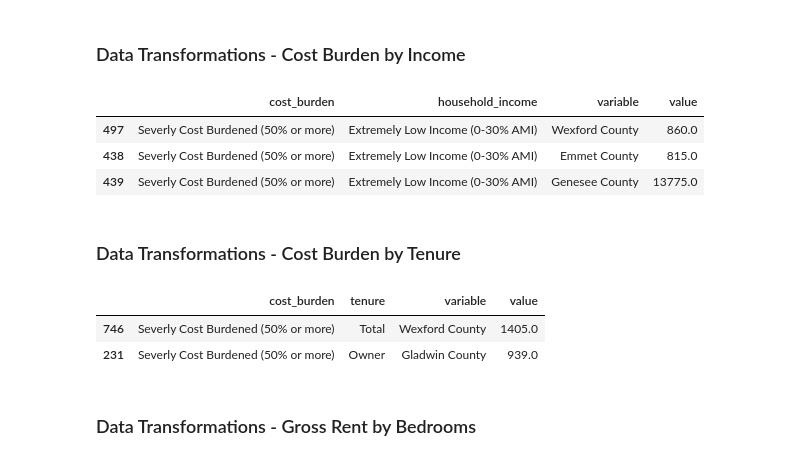
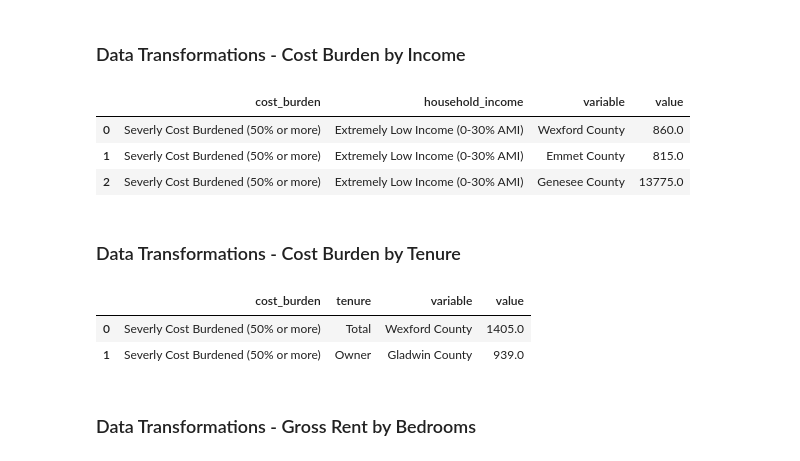
Before and after one commit to Yuchen-G/CC_Dashboard, a Jupyter notebook: CHN_Metrics_4.ipynb, the cells around one changed output. Cells and saved outputs as stored; diff of their text form; code cells hidden in the pictures.

```diff
--- a/CHN_Metrics_4.ipynb
+++ b/CHN_Metrics_4.ipynb
@@ -168,8 +160,10 @@ def createCostBurdenDict(cost_burdens, cost_burden_display):
   cost_burden_dict = {cost_burdens[i]: cost_burden_display[i] for i in range(len(cost_burdens))}
   return(cost_burden_dict)
 
-def costBurdenIncomeClean(cost_burden_df, cost_burden_income_cols, cost_burden_income_cols_display,  \
-                            cost_burdens, cost_burden_display, household_incomes):
+def costBurdenIncomeClean(ASSETS_PATH, COST_BURDEN):
+    cost_burden_df = pd.read_csv(ASSETS_PATH + COST_BURDEN)
+    cost_burden_df = cost_burden_df.iloc[:, 1:]
+
     income_df = cost_burden_df.loc[:, cost_burden_income_cols]
     income_df.columns = cost_burden_income_cols_display
 
@@ -206,45 +200,42 @@ def costBurdenIncomeClean(cost_burden_df, cost_burden_income_cols, cost_burden_i
                               (income_df['cost_burden'] == ' and Cost burden > 50%'))
       CostBurden30To50 =  [household_income]  + \
                             (np.array(income_df.loc[CostGrater30].iloc[:, 1:84]) - \
                                 np.array(income_df.loc[CostGrater50].iloc[:, 1:84])   \
                                     ).flatten().tolist()  + ['Cost burden > 30% and <=50']
 
       income_df.loc[len(income_df.index)]  = CostBurden30To50
 
     income_df.dropna(inplace=True)
     # cleaning the cost_burden column
     income_df['cost_burden'] = income_df['cost_burden'].str.replace('and', '').str.replace('\(', '').str.replace('\)', '').str.strip()
     # remove the data for cost_burden > 30% and Total
     income_df = income_df[~income_df['cost_burden'].isin(['Cost burden > 30%', 'Total'])].reset_index(drop=True)
 
     # assigning user friendly household_income columns
     household_incomes_dict = {household_incomes[i]: household_incomes_display[i] for i in range(len(household_incomes))}
     income_df.loc[:, 'household_income'] = income_df['household_income'].map(household_incomes_dict)
 
     cost_burden_dict = createCostBurdenDict(cost_burdens, cost_burden_display)
     income_df.loc[:, 'cost_burden'] = income_df['cost_burden'].map(cost_burden_dict)
 
     income_df = income_df.melt(id_vars=['cost_burden', 'household_income'])
 
     income_df = income_df.groupby(['cost_burden', 'household_income', 'variable']).sum().reset_index()
     income_df.loc[:, 'cost_burden'] = pd.Categorical(income_df.cost_burden, cost_burden_display, ordered=True)
-    income_df = income_df.sort_values(by='cost_burden')
+    income_df = income_df.sort_values(by='cost_burden').reset_index(drop=True)
     return(income_df)
 
-cost_burden_income_df = costBurdenIncomeClean(cost_burden_df, cost_burden_income_cols, cost_burden_income_cols_display,  \
-                            cost_burdens, cost_burden_display, household_incomes)
-
+cost_burden_income_df = costBurdenIncomeClean(ASSETS_PATH, COST_BURDEN)
 cost_burden_income_df.head(3)
 # %% [output]
 |  | cost_burden | household_income | variable | value |
-| 497 | Severly Cost Burdened (50% or more) | Extremely Low Income (0-30% AMI) | Wexford County | 860.0 |
-| 438 | Severly Cost Burdened (50% or more) | Extremely Low Income (0-30% AMI) | Emmet County | 815.0 |
-| 439 | Severly Cost Burdened (50% or more) | Extremely Low Income (0-30% AMI) | Genesee County | 13775.0 |
+| 0 | Severly Cost Burdened (50% or more) | Extremely Low Income (0-30% AMI) | Wexford County | 860.0 |
+| 1 | Severly Cost Burdened (50% or more) | Extremely Low Income (0-30% AMI) | Emmet County | 815.0 |
+| 2 | Severly Cost Burdened (50% or more) | Extremely Low Income (0-30% AMI) | Genesee County | 13775.0 |
 # %% [markdown]
 ### Data Transformations - Cost Burden by Tenure
 # %%
 cost_burdens = ['Cost Burden >50%', 'Cost Burden >30% to <=50%', 'Cost Burden <=30%']
-cost_burden_display = ['Severly Cost Burdened (50% or more)', 'Cost Burdened (30% or more, but less than 50%)','Unburdened (Less than 30%)']
 
 # choosing only cols required for cost burden by tenure metric
 cost_burden_tenr_cols = ['geoname', 'D1', 'D2', 'D3', 'D4', 'D5', 'D6', 'D7', 'D8', 'D9']
@@ -258,8 +249,10 @@ cost_burden_tenure_cols_desc = 	['County','Cost Burden <=30% (Owner Occupied)',
 
 
 
-def costBurdenTenureClean(cost_burden_df, cost_burdens, cost_burden_display, cost_burden_tenr_cols,  \
-                            cost_burden_tenure_cols_desc):
+def costBurdenTenureClean(ASSETS_PATH, COST_BURDEN):
+  cost_burden_df = pd.read_csv(ASSETS_PATH + COST_BURDEN)
+  cost_burden_df = cost_burden_df.iloc[:, 1:]
+
   # choosing only cols required for cost burden by tenure metric
   df = cost_burden_df.loc[:, cost_burden_tenr_cols]
 
@@ -286,17 +279,15 @@ def costBurdenTenureClean(cost_burden_df, cost_burdens, cost_burden_display, cos
 
   # change the data type of cost_burden from object to categorical(required for arranging the segments in stacked bars)
   df.loc[:, 'cost_burden'] = pd.Categorical(df.cost_burden, cost_burden_display, ordered=True)
-  df = df.sort_values('cost_burden')
+  df = df.sort_values('cost_burden').reset_index(drop=True)
   return(df)
 
-cost_burden_tenure_df = costBurdenTenureClean(cost_burden_df, cost_burdens, cost_burden_display, \
-                                                cost_burden_tenr_cols, cost_burden_tenure_cols_desc)
-
+cost_burden_tenure_df = costBurdenTenureClean(ASSETS_PATH, COST_BURDEN)
 cost_burden_tenure_df.head(2)
 # %% [output]
 |  | cost_burden | tenure | variable | value |
-| 746 | Severly Cost Burdened (50% or more) | Total | Wexford County | 1405.0 |
-| 231 | Severly Cost Burdened (50% or more) | Owner | Gladwin County | 939.0 |
+| 0 | Severly Cost Burdened (50% or more) | Total | Wexford County | 1405.0 |
+| 1 | Severly Cost Burdened (50% or more) | Owner | Gladwin County | 939.0 |
 # %% [markdown]
 ### Data Transformations - Gross Rent by Bedrooms
 # %%
```
Also changed, not shown: parts of 1 cell of this notebook, 7 other files.
